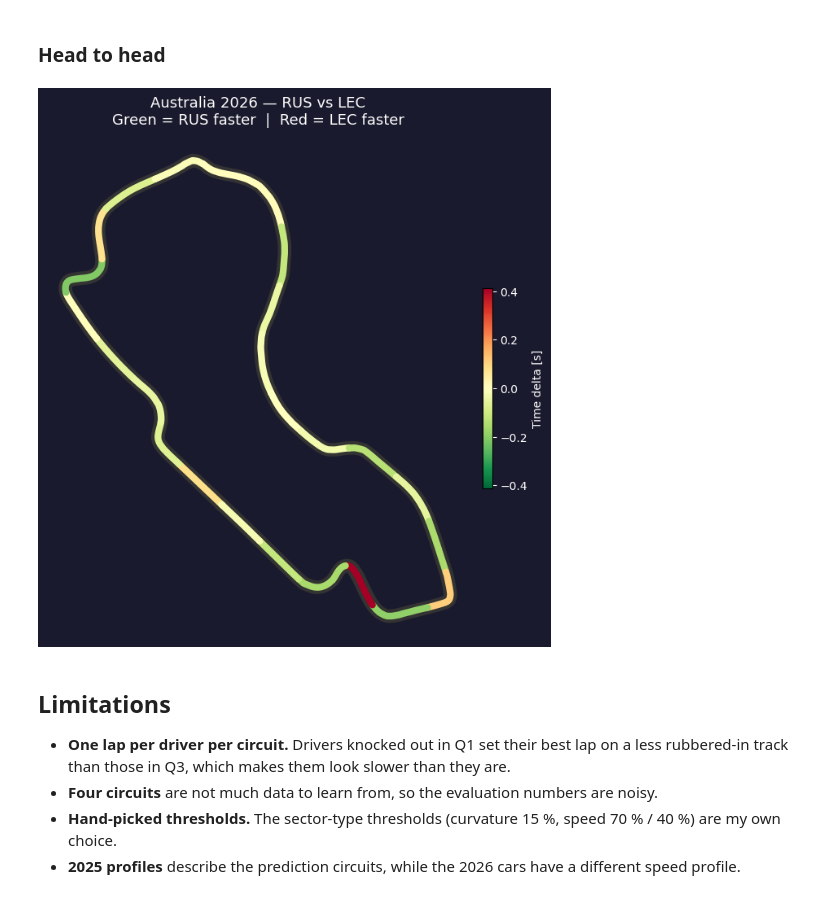
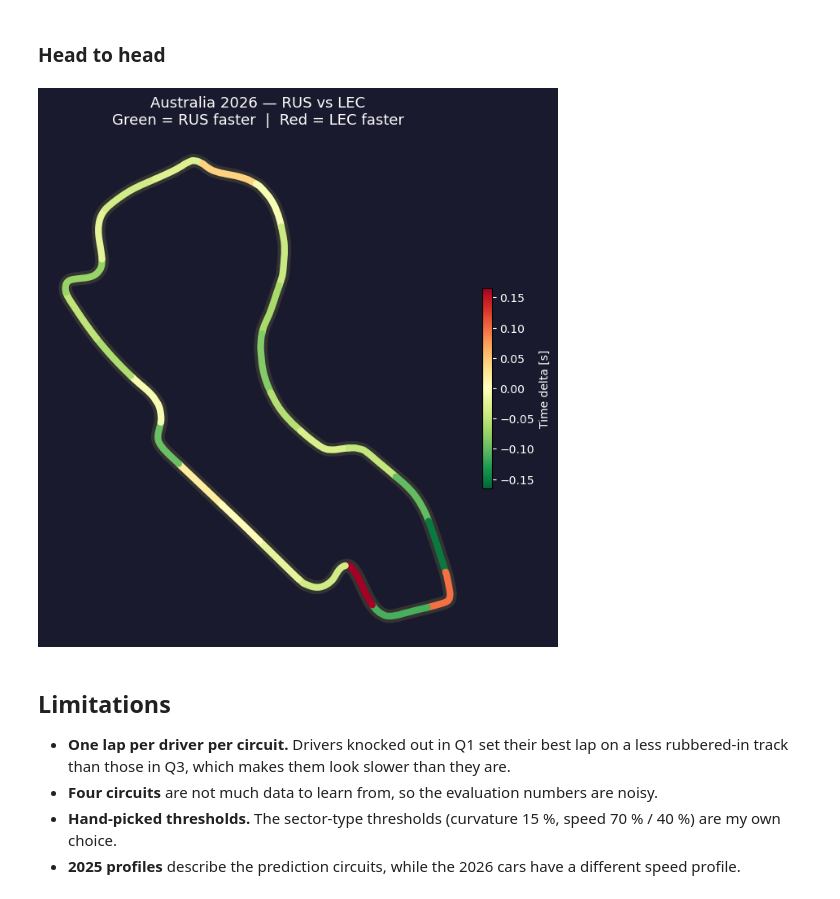
Before and after one commit to Coro19/ml-playground, a Jupyter notebook: f1/qualifying_corner_analysis.ipynb, the cells around one changed output. Drawn from its saved outputs; the diff is of its cells as text; code cells hidden in the pictures.

```diff
--- a/f1/qualifying_corner_analysis.ipynb
+++ b/f1/qualifying_corner_analysis.ipynb
@@ -157,9 +120,8 @@ def load_circuit(year, gp, with_drivers=True, n=N_SECTORS):
 
     pole_lap = session.laps.pick_fastest()
     pole_tel = lap_telemetry(pole_lap)
-    ref = reference_track(pole_tel)
     sectors = classify_sectors(pole_tel, n)
-    sectors['sector_time'] = sector_times(pole_tel, ref, n)
+    sectors['sector_time'] = sector_times(pole_tel, n)
 
     # Circuit profile: share of the pole lap spent in each sector type
     profile = sectors.groupby('type')['sector_time'].sum().reindex(SECTOR_TYPES, fill_value=0)
@@ -175,11 +137,13 @@ def load_circuit(year, gp, with_drivers=True, n=N_SECTORS):
             if lap is None or lap.empty:
                 continue
             try:
-                times = sector_times(lap_telemetry(lap), ref, n).reset_index()
+                times = sector_times(lap_telemetry(lap), n).reset_index()
                 rows.append(times.assign(driver=driver))
             except Exception as e:
                 print(f'  {driver} skipped: {e}')
-        times = pd.concat(rows, ignore_index=True).dropna(subset=['sector_time'])
+        times, dropped = drop_broken_laps(pd.concat(rows, ignore_index=True))
+        if dropped:
+            print(f'{gp}: left out (broken telemetry): {", ".join(dropped)}')
         times['type'] = times['sector_id'].map(sectors['type'])
         circuit['times'] = times
 
@@ -501,24 +470,27 @@ for gp in TRAIN_CIRCUITS:
 # %%
 def plot_head_to_head(gp, a, b):
     c = circuits[gp]
     t = c['times'].pivot(index='sector_id', columns='driver', values='sector_time')
+    if a not in t or b not in t:
+        print(f'{a} or {b} has no valid lap at {gp}')
+        return
     delta = (t[a] - t[b]).dropna()                 # negative = a is faster
     lim = delta.abs().max()
     norm = mcolors.TwoSlopeNorm(vmin=-lim, vcenter=0, vmax=lim)
     cmap = plt.cm.RdYlGn_r
 
     fig, ax = draw_track(c, {s: cmap(norm(d)) for s, d in delta.items()},
                          f'{gp} 2026 — {a} vs {b}\nGreen = {a} faster  |  Red = {b} faster')
     cbar = fig.colorbar(plt.cm.ScalarMappable(norm=norm, cmap=cmap), ax=ax, shrink=0.4, pad=0.02)
     cbar.set_label('Time delta [s]', color='white')
     cbar.ax.yaxis.set_tick_params(color='white')
     plt.setp(cbar.ax.yaxis.get_ticklabels(), color='white')
     plt.show()
 
 
 plot_head_to_head('Australia', 'RUS', 'LEC')
 # %% [output]
-[figure, old version]
+[figure, new version]
 # %% [markdown]
 ## Limitations
 
```
Also changed, not shown: parts of 13 cells of this notebook.
